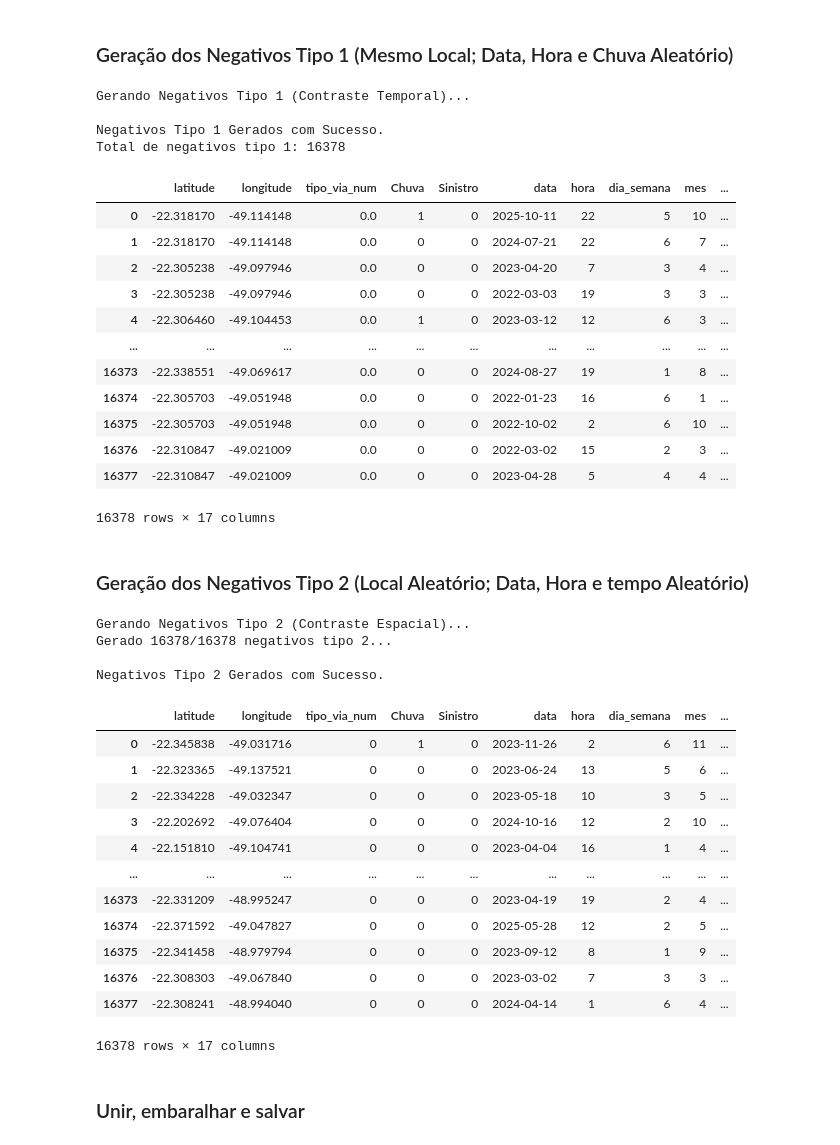
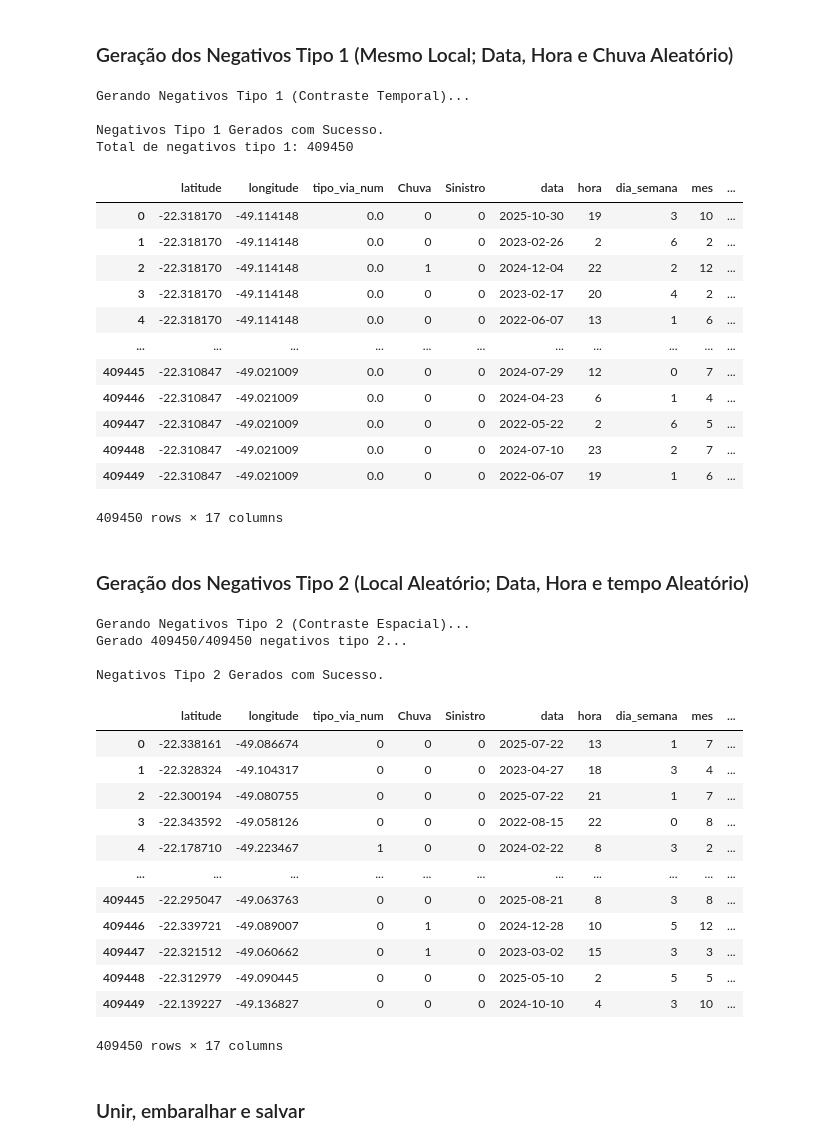
Before and after one commit to PedroSmithhh/TCC, a Jupyter notebook: amostragem_negativa.ipynb, the cells around one changed output. Drawn from its saved outputs; the diff is of its cells as text; code cells hidden in the pictures.

```diff
--- a/amostragem_negativa.ipynb
+++ b/amostragem_negativa.ipynb
@@ -96,7 +227,7 @@ def sortear_chuva(probabilidade_chuva=0.2):
 ### Geração dos Negativos Tipo 1 (Mesmo Local; Data, Hora e Chuva Aleatório)
 # %%
 negativos_tipo1_lista = []
-prop_negativos_tipo1 = 2
+prop_negativos_tipo1 = 50
 
 print("Gerando Negativos Tipo 1 (Contraste Temporal)...")
 for index, acidente in df_positivos.iterrows():
@@ -123,9 +254,9 @@ for index, acidente in df_positivos.iterrows():
         # Adiciona as novas features temporais
         novo_negativo.update(features_temporais)
 
-        # Adiciona as colunas de veículo com valor 0
-        for col in colunas_veiculos:
-            novo_negativo[col] = 0
+        # Sorteia os veículos para a amostra negativa (simulando tráfego)
+        veiculos_sorteados = sortear_veiculos_aleatorios(colunas_veiculos)
+        novo_negativo.update(veiculos_sorteados)
 
         negativos_tipo1_lista.append(novo_negativo)
 
@@ -137,20 +268,20 @@ df_negativos_tipo1
 Gerando Negativos Tipo 1 (Contraste Temporal)...
 
 Negativos Tipo 1 Gerados com Sucesso.
-Total de negativos tipo 1: 16378
+Total de negativos tipo 1: 409450
 |  | latitude | longitude | tipo_via_num | Chuva | Sinistro | data | hora | dia_semana | mes | ... |
-| 0 | -22.318170 | -49.114148 | 0.0 | 1 | 0 | 2025-10-11 | 22 | 5 | 10 | ... |
-| 1 | -22.318170 | -49.114148 | 0.0 | 0 | 0 | 2024-07-21 | 22 | 6 | 7 | ... |
-| 2 | -22.305238 | -49.097946 | 0.0 | 0 | 0 | 2023-04-20 | 7 | 3 | 4 | ... |
-| 3 | -22.305238 | -49.097946 | 0.0 | 0 | 0 | 2022-03-03 | 19 | 3 | 3 | ... |
-| 4 | -22.306460 | -49.104453 | 0.0 | 1 | 0 | 2023-03-12 | 12 | 6 | 3 | ... |
+| 0 | -22.318170 | -49.114148 | 0.0 | 0 | 0 | 2025-10-30 | 19 | 3 | 10 | ... |
+| 1 | -22.318170 | -49.114148 | 0.0 | 0 | 0 | 2023-02-26 | 2 | 6 | 2 | ... |
+| 2 | -22.318170 | -49.114148 | 0.0 | 1 | 0 | 2024-12-04 | 22 | 2 | 12 | ... |
+| 3 | -22.318170 | -49.114148 | 0.0 | 0 | 0 | 2023-02-17 | 20 | 4 | 2 | ... |
+| 4 | -22.318170 | -49.114148 | 0.0 | 0 | 0 | 2022-06-07 | 13 | 1 | 6 | ... |
 | ... | ... | ... | ... | ... | ... | ... | ... | ... | ... | ... |
-| 16373 | -22.338551 | -49.069617 | 0.0 | 0 | 0 | 2024-08-27 | 19 | 1 | 8 | ... |
-| 16374 | -22.305703 | -49.051948 | 0.0 | 0 | 0 | 2022-01-23 | 16 | 6 | 1 | ... |
-| 16375 | -22.305703 | -49.051948 | 0.0 | 0 | 0 | 2022-10-02 | 2 | 6 | 10 | ... |
-| 16376 | -22.310847 | -49.021009 | 0.0 | 0 | 0 | 2022-03-02 | 15 | 2 | 3 | ... |
-| 16377 | -22.310847 | -49.021009 | 0.0 | 0 | 0 | 2023-04-28 | 5 | 4 | 4 | ... |
+| 409445 | -22.310847 | -49.021009 | 0.0 | 0 | 0 | 2024-07-29 | 12 | 0 | 7 | ... |
+| 409446 | -22.310847 | -49.021009 | 0.0 | 0 | 0 | 2024-04-23 | 6 | 1 | 4 | ... |
+| 409447 | -22.310847 | -49.021009 | 0.0 | 0 | 0 | 2022-05-22 | 2 | 6 | 5 | ... |
+| 409448 | -22.310847 | -49.021009 | 0.0 | 0 | 0 | 2024-07-10 | 23 | 2 | 7 | ... |
+| 409449 | -22.310847 | -49.021009 | 0.0 | 0 | 0 | 2022-06-07 | 19 | 1 | 6 | ... |
-16378 rows × 17 columns
+409450 rows × 17 columns
 # %% [markdown]
 ### Geração dos Negativos Tipo 2 (Local Aleatório; Data, Hora e tempo Aleatório)
 # %%
@@ -168,7 +299,7 @@ min_lon, min_lat, max_lon, max_lat = gdf_ruas.total_bounds
 uniao_ruas = gdf_ruas.union_all().buffer(0.0001)
 
 negativos_tipo2_lista = []
-prop_negativos_tipo2 = len(df_positivos) * 2
+prop_negativos_tipo2 = len(df_positivos) * 50
 
 print("\nGerando Negativos Tipo 2 (Contraste Espacial)...")
 while len(negativos_tipo2_lista) < prop_negativos_tipo2:
@@ -178,48 +309,49 @@ while len(negativos_tipo2_lista) < prop_negativos_tipo2:
 
     if ponto_aleatorio.within(uniao_ruas):
         indices_proximos = gdf_ruas.sindex.nearest(ponto_aleatorio)
         indice_da_rua = indices_proximos[1][0] # Extrai o número inteiro
         rua_mais_proxima = gdf_ruas.iloc[[indice_da_rua]]
 
         tipo_via_ponto = rua_mais_proxima['tipo_via_num'].iloc[0]
 
         features_temporais = gerar_features_temporais_aleatorias()
 
         novo_negativo = {
             'latitude': lat_aleatoria,
             'longitude': lon_aleatorio,
             'tipo_via_num': tipo_via_ponto,
             'Chuva': sortear_chuva(),
             'Sinistro': 0
         }
+
         novo_negativo.update(features_temporais)
-        for col in colunas_veiculos:
-            novo_negativo[col] = 0
+        veiculos_sorteados = sortear_veiculos_aleatorios(colunas_veiculos)
+        novo_negativo.update(veiculos_sorteados)
 
         negativos_tipo2_lista.append(novo_negativo)
 
 df_negativos_tipo2 = pd.DataFrame(negativos_tipo2_lista)
 print(f"Gerado {len(negativos_tipo2_lista)}/{prop_negativos_tipo2} negativos tipo 2...")
 print("\nNegativos Tipo 2 Gerados com Sucesso.")
 df_negativos_tipo2
 # %% [output]
 Gerando Negativos Tipo 2 (Contraste Espacial)...
-Gerado 16378/16378 negativos tipo 2...
+Gerado 409450/409450 negativos tipo 2...
 
 Negativos Tipo 2 Gerados com Sucesso.
 |  | latitude | longitude | tipo_via_num | Chuva | Sinistro | data | hora | dia_semana | mes | ... |
-| 0 | -22.345838 | -49.031716 | 0 | 1 | 0 | 2023-11-26 | 2 | 6 | 11 | ... |
-| 1 | -22.323365 | -49.137521 | 0 | 0 | 0 | 2023-06-24 | 13 | 5 | 6 | ... |
-| 2 | -22.334228 | -49.032347 | 0 | 0 | 0 | 2023-05-18 | 10 | 3 | 5 | ... |
-| 3 | -22.202692 | -49.076404 | 0 | 0 | 0 | 2024-10-16 | 12 | 2 | 10 | ... |
-| 4 | -22.151810 | -49.104741 | 0 | 0 | 0 | 2023-04-04 | 16 | 1 | 4 | ... |
+| 0 | -22.338161 | -49.086674 | 0 | 0 | 0 | 2025-07-22 | 13 | 1 | 7 | ... |
+| 1 | -22.328324 | -49.104317 | 0 | 0 | 0 | 2023-04-27 | 18 | 3 | 4 | ... |
+| 2 | -22.300194 | -49.080755 | 0 | 0 | 0 | 2025-07-22 | 21 | 1 | 7 | ... |
+| 3 | -22.343592 | -49.058126 | 0 | 0 | 0 | 2022-08-15 | 22 | 0 | 8 | ... |
+| 4 | -22.178710 | -49.223467 | 1 | 0 | 0 | 2024-02-22 | 8 | 3 | 2 | ... |
 | ... | ... | ... | ... | ... | ... | ... | ... | ... | ... | ... |
-| 16373 | -22.331209 | -48.995247 | 0 | 0 | 0 | 2023-04-19 | 19 | 2 | 4 | ... |
-| 16374 | -22.371592 | -49.047827 | 0 | 0 | 0 | 2025-05-28 | 12 | 2 | 5 | ... |
-| 16375 | -22.341458 | -48.979794 | 0 | 0 | 0 | 2023-09-12 | 8 | 1 | 9 | ... |
-| 16376 | -22.308303 | -49.067840 | 0 | 0 | 0 | 2023-03-02 | 7 | 3 | 3 | ... |
-| 16377 | -22.308241 | -48.994040 | 0 | 0 | 0 | 2024-04-14 | 1 | 6 | 4 | ... |
+| 409445 | -22.295047 | -49.063763 | 0 | 0 | 0 | 2025-08-21 | 8 | 3 | 8 | ... |
+| 409446 | -22.339721 | -49.089007 | 0 | 1 | 0 | 2024-12-28 | 10 | 5 | 12 | ... |
+| 409447 | -22.321512 | -49.060662 | 0 | 1 | 0 | 2023-03-02 | 15 | 3 | 3 | ... |
+| 409448 | -22.312979 | -49.090445 | 0 | 0 | 0 | 2025-05-10 | 2 | 5 | 5 | ... |
+| 409449 | -22.139227 | -49.136827 | 0 | 0 | 0 | 2024-10-10 | 4 | 3 | 10 | ... |
-16378 rows × 17 columns
+409450 rows × 17 columns
 # %% [markdown]
 ### Unir, embaralhar e salvar
 # %%
```
Also changed, not shown: parts of 3 cells of this notebook, 10 other files.
